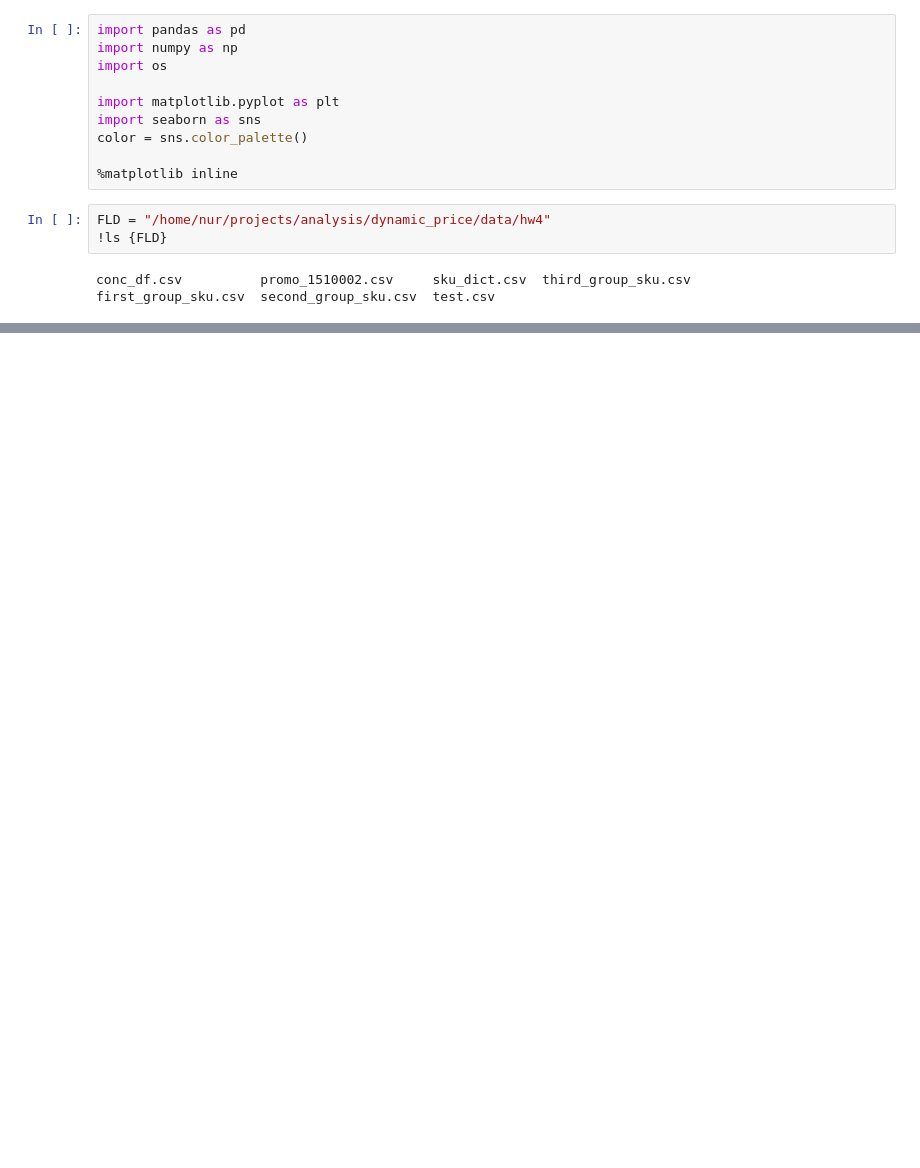
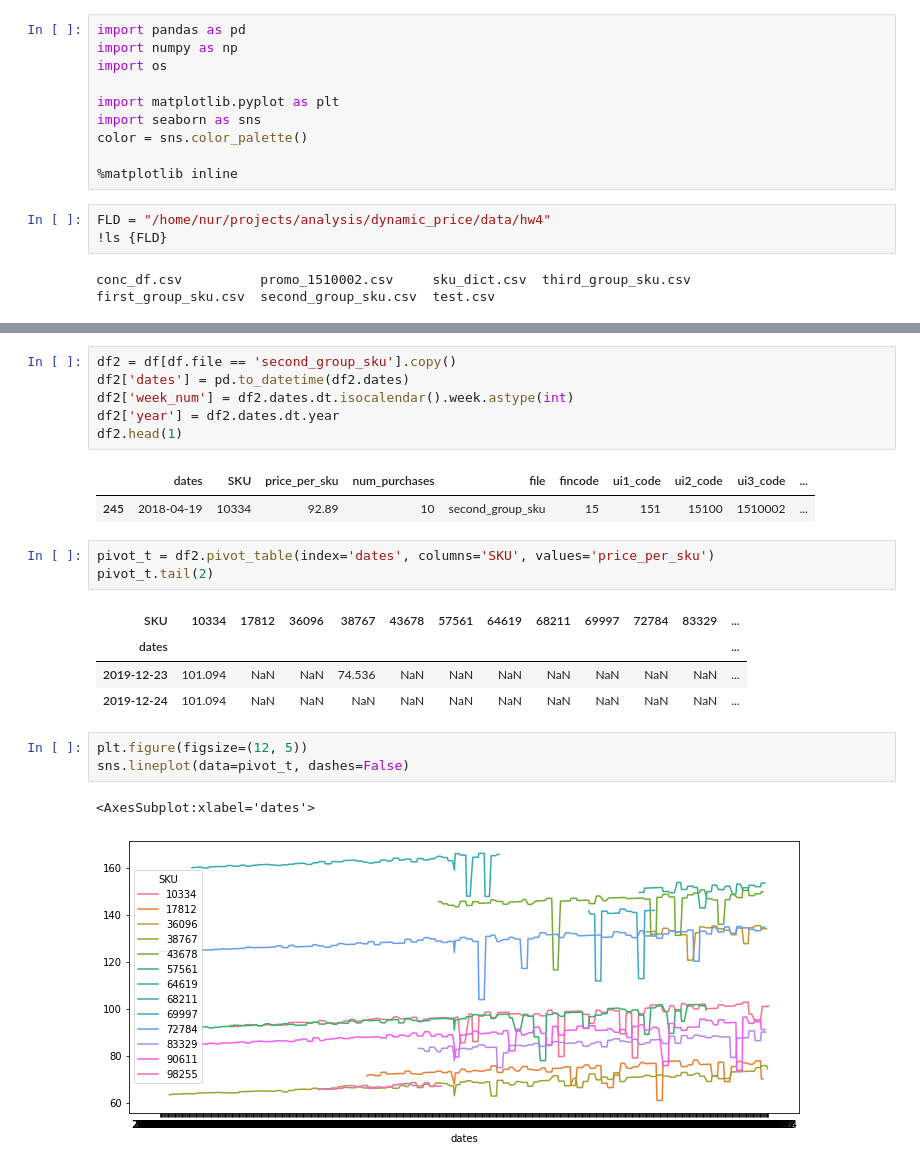
Before and after one commit to ILDAR9/advanced_ml, a Jupyter notebook: dynamic_price/notebooks/hw4.ipynb, the cells around one changed output, grey strips where cells are left out. Drawn from its saved outputs; the diff is of its cells as text; blank space fills up the shorter version.

```diff
--- a/dynamic_price/notebooks/hw4.ipynb
+++ b/dynamic_price/notebooks/hw4.ipynb
@@ -18,0 +126,23 @@ sku_dict = pd.read_csv(os.path.join(FLD, 'sku_dict.csv'))
+# %%
+df2 = df[df.file == 'second_group_sku'].copy()
+df2['dates'] = pd.to_datetime(df2.dates)
+df2['week_num'] = df2.dates.dt.isocalendar().week.astype(int)
+df2['year'] = df2.dates.dt.year
+df2.head(1)
+# %% [output]
+|  | dates | SKU | price_per_sku | num_purchases | file | fincode | ui1_code | ui2_code | ui3_code | ... |
+| 245 | 2018-04-19 | 10334 | 92.89 | 10 | second_group_sku | 15 | 151 | 15100 | 1510002 | ... |
+# %%
+pivot_t = df2.pivot_table(index='dates', columns='SKU', values='price_per_sku')
+pivot_t.tail(2)
+# %% [output]
+| SKU | 10334 | 17812 | 36096 | 38767 | 43678 | 57561 | 64619 | 68211 | 69997 | 72784 | 83329 | ... |
+| dates |  |  |  |  |  |  |  |  |  |  |  | ... |
+| 2019-12-23 | 101.094 | NaN | NaN | 74.536 | NaN | NaN | NaN | NaN | NaN | NaN | NaN | ... |
+| 2019-12-24 | 101.094 | NaN | NaN | NaN | NaN | NaN | NaN | NaN | NaN | NaN | NaN | ... |
+# %%
+plt.figure(figsize=(12, 5))
+sns.lineplot(data=pivot_t, dashes=False)
+# %% [output]
+<AxesSubplot:xlabel='dates'>
+[figure, added]
```
Also changed, not shown: parts of 53 cells of this notebook, 8 other files.
